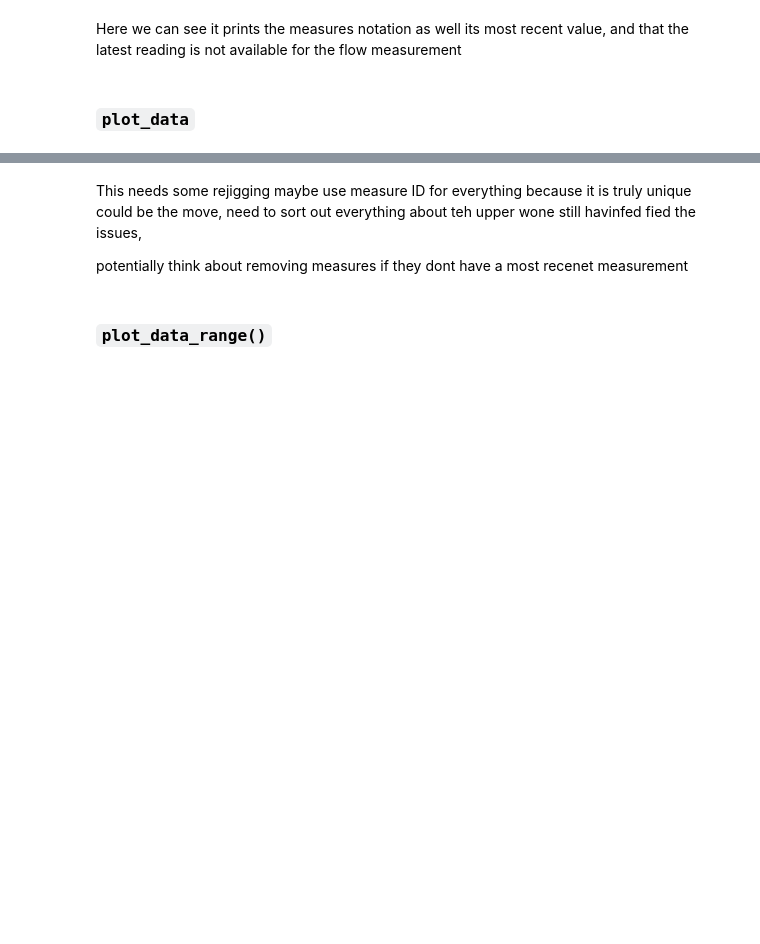
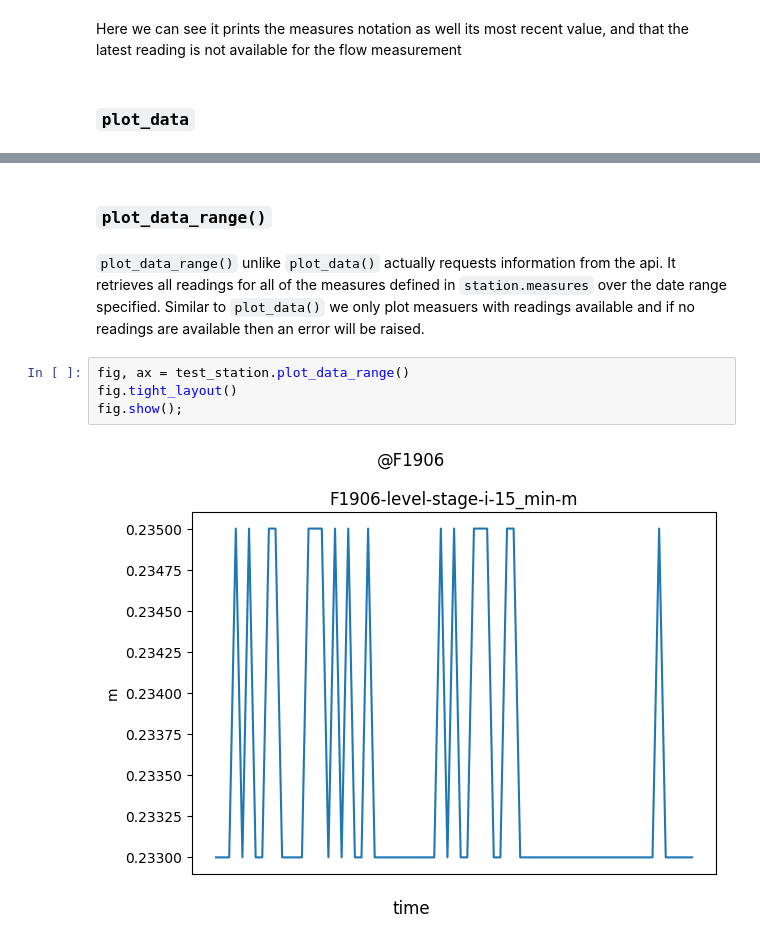
Before and after one commit to niv-en/flood-monitoring, a Jupyter notebook: documentation/example_nb.ipynb, the cells around one changed output, grey strips where cells are left out. Saved outputs shown, nothing was run; the diff lists cells and outputs as text; blank space fills up the shorter version.

```diff
--- a/documentation/example_nb.ipynb
+++ b/documentation/example_nb.ipynb
@@ -138,6 +166,10 @@ fig, ax = test_station.plot_data()
-# %% [markdown]
-This needs some rejigging maybe use measure ID for everything because it is truly unique could be the move, need to sort out everything about teh upper wone still havinfed fied the issues,
-
-potentially think about removing measures if they dont have  a most recenet measurement
 # %% [markdown]
 ### `plot_data_range()`
+# %% [markdown]
+`plot_data_range()` unlike `plot_data()` actually requests information from the api. It retrieves all readings for all of the measures defined in  `station.measures` over the date range specified. Similar to `plot_data()` we only plot measuers with readings available and if no readings are available then an error will be raised.
+# %%
+fig, ax = test_station.plot_data_range()
+fig.tight_layout()
+fig.show();
+# %% [output]
+[figure, added]
```
Also changed, not shown: parts of 9 cells of this notebook, 9 other files.
